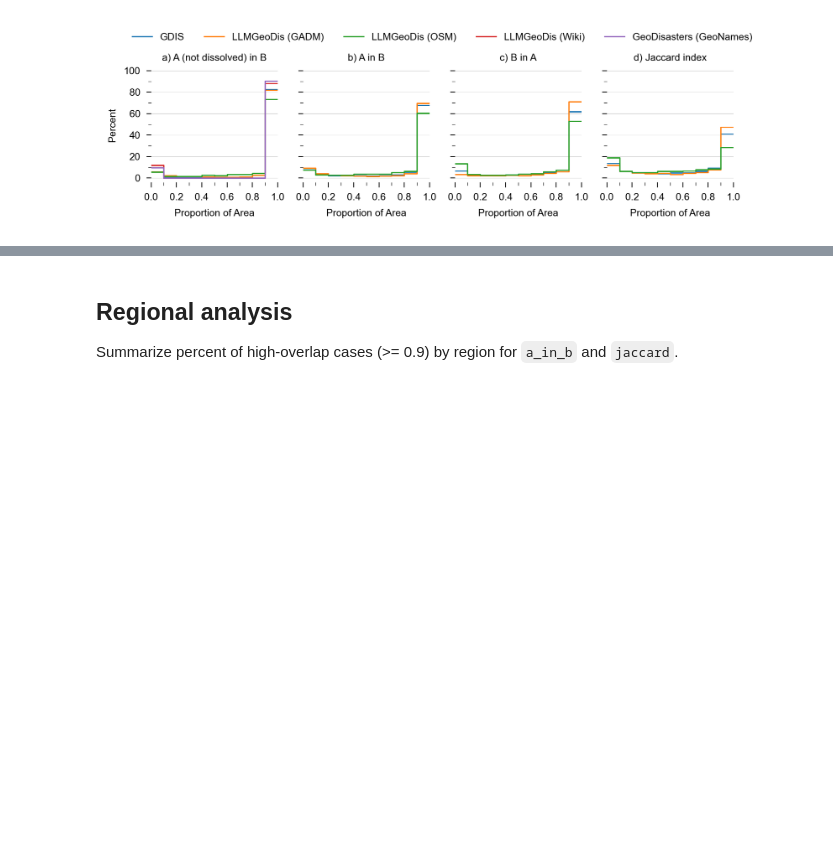
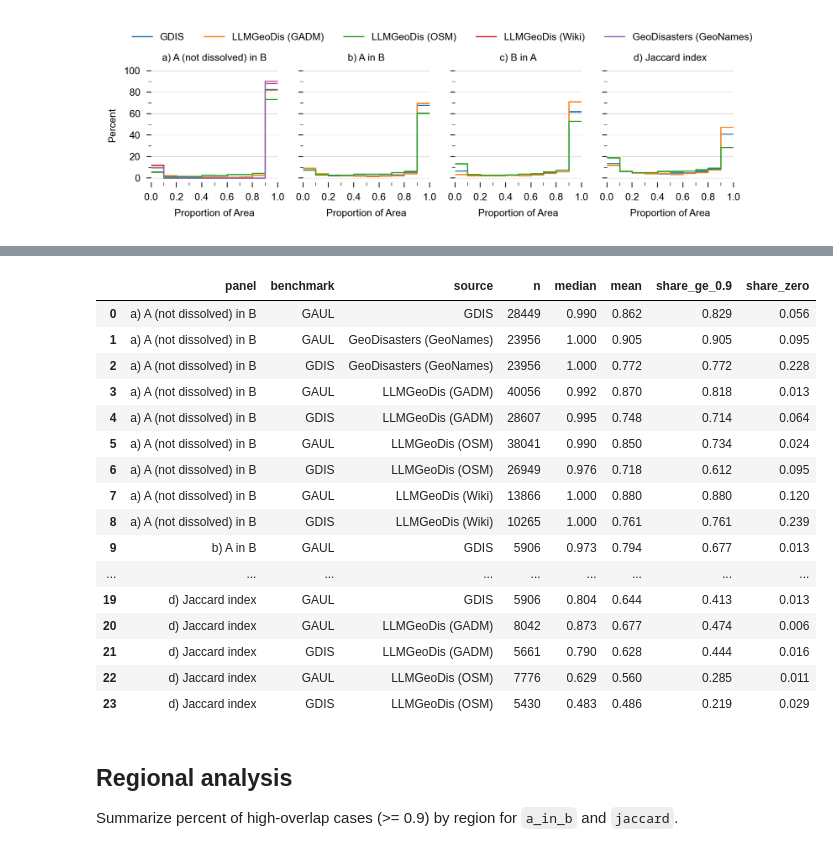
Before and after one commit to em-dat/emdat_geocoding, a Jupyter notebook: comparison_figures.ipynb, the cells around one changed output, grey strips where cells are left out. Cells and saved outputs as stored; diff of their text form; code cells hidden in the pictures; blank space fills up the shorter version.

```diff
--- a/comparison_figures.ipynb
+++ b/comparison_figures.ipynb
@@ -494,3 +497,47 @@ fig.legend(*ax0.get_legend_handles_labels(), loc='lower center', ncol=5,
+# %%
+panels = [("a) A (not dissolved) in B", output_data, "a_in_b", False),
+          ("b) A in B", output_data_dissolved, "a_in_b", True),
+          ("c) B in A", output_data_dissolved, "b_in_a", True),
+          ("d) Jaccard index", output_data_dissolved, "jaccard", True)]
+point_sources = ('LLMGeoDis (Wiki)', 'GeoDisasters (GeoNames)')  # panel a only
+
+stats, bins_pct = [], []
+for panel, data, col, dissolved in panels:
+    for (source, benchmark), group in data.groupby(['geom_type_a', 'geom_type_b']):
+        if dissolved and source in point_sources:
+            continue
+        values = group[col].dropna().to_numpy(float)
+        counts, _ = np.histogram(values, bins=BINS)  # last bin includes 1, as in the figure
+        stats.append({'panel': panel, 'benchmark': benchmark, 'source': source,
+                      'n': len(values), 'median': np.median(values),
+                      'mean': values.mean(), 'share_ge_0.9': (values >= 0.9).mean(),
+                      'share_zero': (values == 0).mean()})
+        bins_pct.append({'panel': panel, 'benchmark': benchmark, 'source': source,
+                         **{f'{lo:.1f}-{hi:.1f}': pct for lo, hi, pct in
+                            zip(BINS[:-1], BINS[1:], counts / len(values) * 100)}})
+
+figure5_statistics = pd.DataFrame(stats)
+figure5_statistics.to_csv(OUTPUT_DIR / 'figure5_statistics.csv', index=False)
+pd.DataFrame(bins_pct).to_csv(OUTPUT_DIR / 'figure5_histogram_bins.csv', index=False)
+figure5_statistics.round(3)
+# %% [output]
+|  | panel | benchmark | source | n | median | mean | share_ge_0.9 | share_zero |
+| 0 | a) A (not dissolved) in B | GAUL | GDIS | 28449 | 0.990 | 0.862 | 0.829 | 0.056 |
+| 1 | a) A (not dissolved) in B | GAUL | GeoDisasters (GeoNames) | 23956 | 1.000 | 0.905 | 0.905 | 0.095 |
+| 2 | a) A (not dissolved) in B | GDIS | GeoDisasters (GeoNames) | 23956 | 1.000 | 0.772 | 0.772 | 0.228 |
+| 3 | a) A (not dissolved) in B | GAUL | LLMGeoDis (GADM) | 40056 | 0.992 | 0.870 | 0.818 | 0.013 |
+| 4 | a) A (not dissolved) in B | GDIS | LLMGeoDis (GADM) | 28607 | 0.995 | 0.748 | 0.714 | 0.064 |
+| 5 | a) A (not dissolved) in B | GAUL | LLMGeoDis (OSM) | 38041 | 0.990 | 0.850 | 0.734 | 0.024 |
+| 6 | a) A (not dissolved) in B | GDIS | LLMGeoDis (OSM) | 26949 | 0.976 | 0.718 | 0.612 | 0.095 |
+| 7 | a) A (not dissolved) in B | GAUL | LLMGeoDis (Wiki) | 13866 | 1.000 | 0.880 | 0.880 | 0.120 |
+| 8 | a) A (not dissolved) in B | GDIS | LLMGeoDis (Wiki) | 10265 | 1.000 | 0.761 | 0.761 | 0.239 |
+| 9 | b) A in B | GAUL | GDIS | 5906 | 0.973 | 0.794 | 0.677 | 0.013 |
+| ... | ... | ... | ... | ... | ... | ... | ... | ... |
+| 19 | d) Jaccard index | GAUL | GDIS | 5906 | 0.804 | 0.644 | 0.413 | 0.013 |
+| 20 | d) Jaccard index | GAUL | LLMGeoDis (GADM) | 8042 | 0.873 | 0.677 | 0.474 | 0.006 |
+| 21 | d) Jaccard index | GDIS | LLMGeoDis (GADM) | 5661 | 0.790 | 0.628 | 0.444 | 0.016 |
+| 22 | d) Jaccard index | GAUL | LLMGeoDis (OSM) | 7776 | 0.629 | 0.560 | 0.285 | 0.011 |
+| 23 | d) Jaccard index | GDIS | LLMGeoDis (OSM) | 5430 | 0.483 | 0.486 | 0.219 | 0.029 |
 # %% [markdown]
 ## Regional analysis
 Summarize percent of high-overlap cases (>= 0.9) by region for `a_in_b` and `jaccard`.
```
Also changed, not shown: parts of 1 cell of this notebook, 5 other files.
